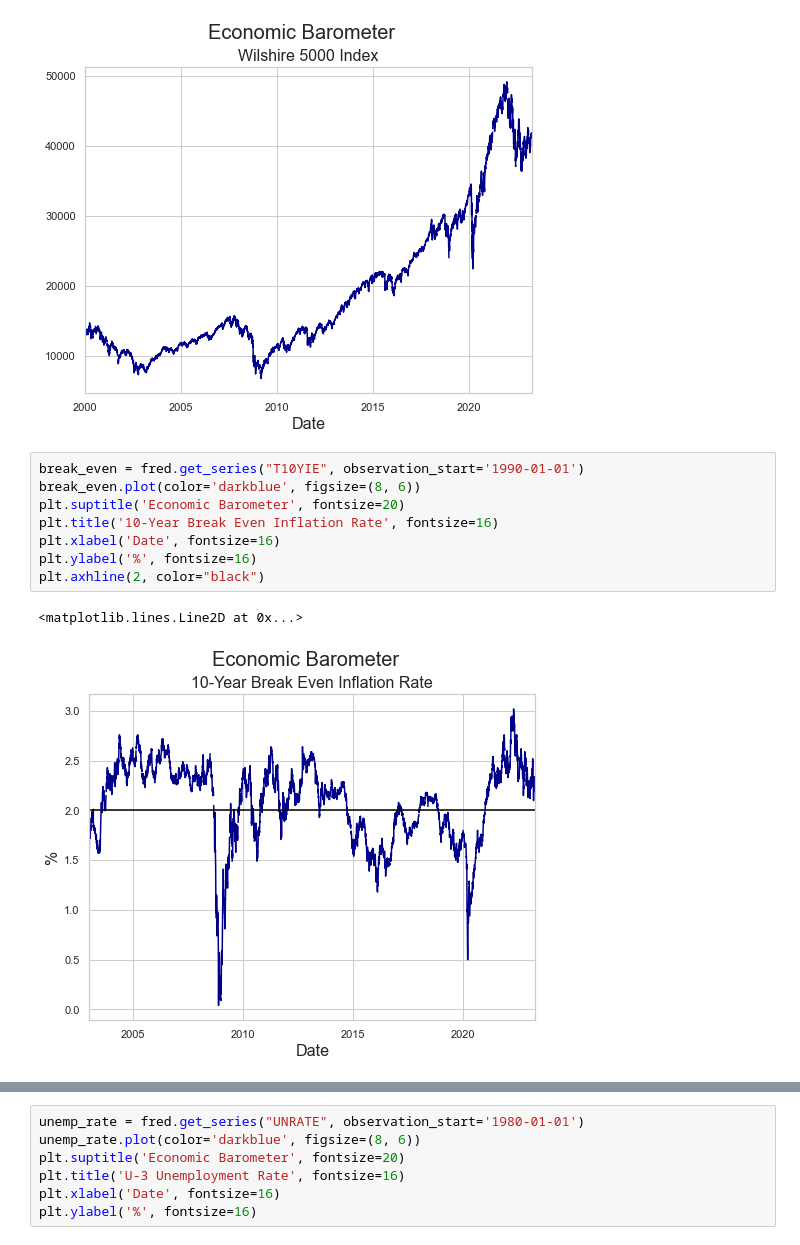
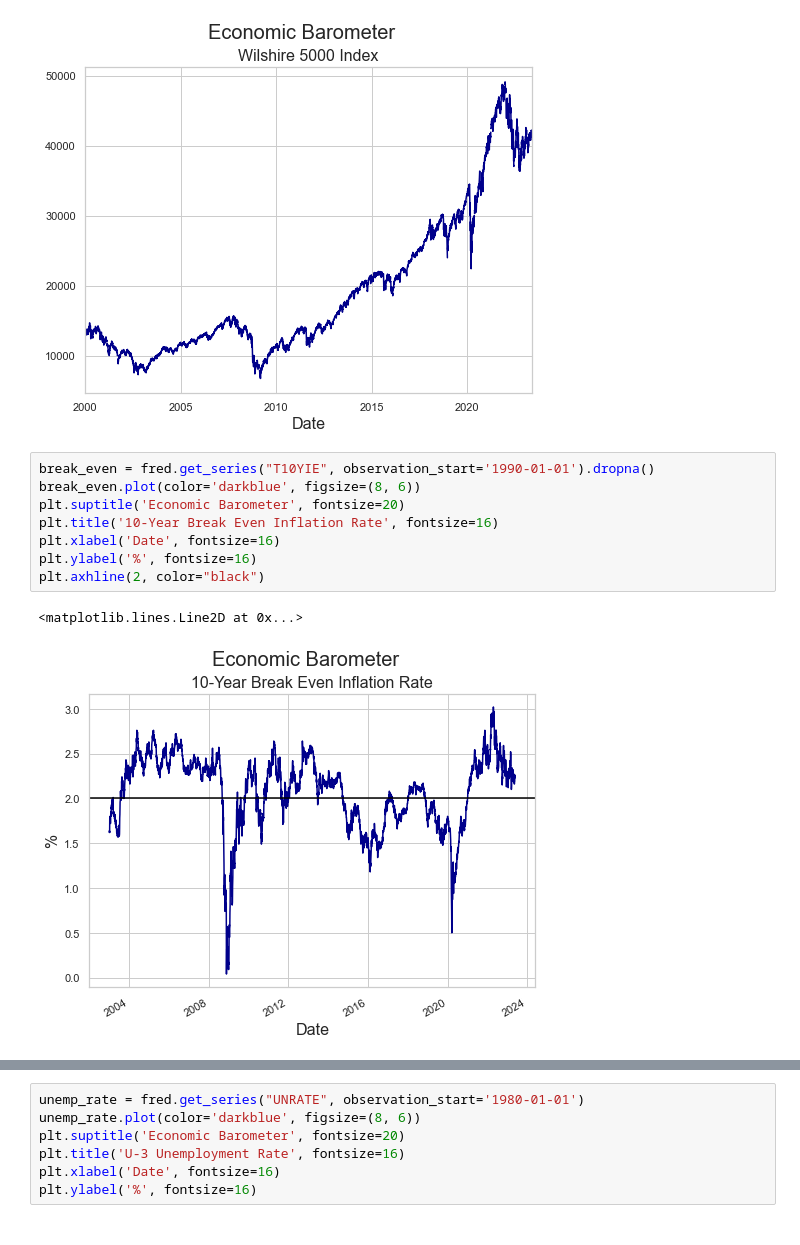
Before and after one commit to thsavage/Macroeconomic-Talking-Points, a Jupyter notebook: Macroeconomic Talking Points.ipynb, the cells around one changed output, grey strips where cells are left out. Cells and saved outputs as stored; diff of their text form.

```diff
--- a/Macroeconomic Talking Points.ipynb
+++ b/Macroeconomic Talking Points.ipynb
@@ -130,16 +132,16 @@ plt.ylabel('', fontsize=16)
 Text(0, 0.5, '')
 [figure]
 # %%
-break_even = fred.get_series("T10YIE", observation_start='1990-01-01')
+break_even = fred.get_series("T10YIE", observation_start='1990-01-01').dropna()
 break_even.plot(color='darkblue', figsize=(8, 6))
 plt.suptitle('Economic Barometer', fontsize=20)
 plt.title('10-Year Break Even Inflation Rate', fontsize=16)
 plt.xlabel('Date', fontsize=16)
 plt.ylabel('%', fontsize=16)
 plt.axhline(2, color="black")
 # %% [output]
 <matplotlib.lines.Line2D at 0x...>
-[figure, old version]
+[figure, new version]
 # %%
 ten_year = fred.get_series("DGS10", observation_start='2019-01-01')
 three_month = fred.get_series("DGS3MO", observation_start='2019-01-01')
```
Also changed, not shown: parts of 16 cells of this notebook.
